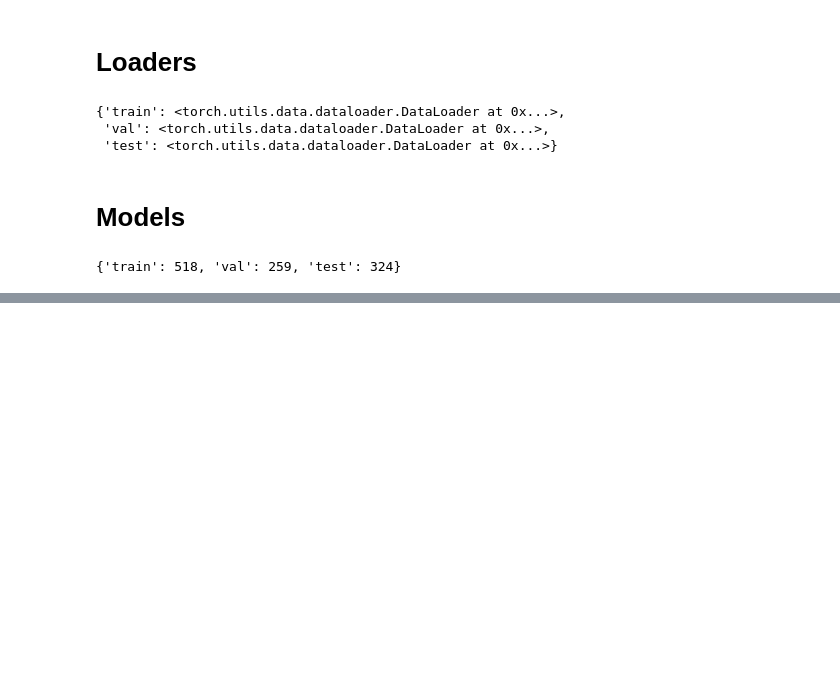
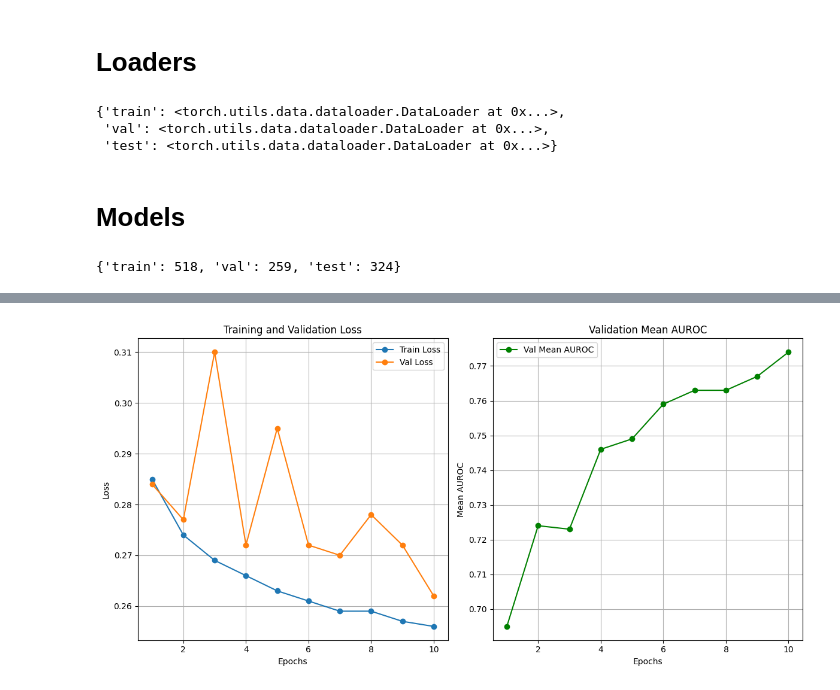
Before and after one commit to appleaze/Deep-Learning-Project, a Jupyter notebook: main.ipynb, the cells around one changed output, grey strips where cells are left out. Saved outputs shown, nothing was run; the diff lists cells and outputs as text; code cells hidden in the pictures; blank space fills up the shorter version.

Commit message:
train 10 epoch

```diff
--- a/main.ipynb
+++ b/main.ipynb
@@ -542,0 +627,29 @@ Hernia - 0.778
+# %%
+epochs = [1, 2, 3, 4, 5, 6, 7, 8, 9, 10]
+train_losses = [0.285, 0.274, 0.269, 0.266, 0.263, 0.261, 0.259, 0.259, 0.257, 0.256]
+val_losses = [0.284, 0.277, 0.31, 0.272, 0.295, 0.272, 0.27, 0.278, 0.272, 0.262]
+val_aurocs = [0.695, 0.724, 0.723, 0.746, 0.749, 0.759, 0.763, 0.763, 0.767, 0.774]
+
+plt.figure(figsize=(12, 6))
+
+plt.subplot(1, 2, 1)
+plt.plot(epochs, train_losses, label="Train Loss", marker="o")
+plt.plot(epochs, val_losses, label="Val Loss", marker="o")
+plt.title("Training and Validation Loss")
+plt.xlabel("Epochs")
+plt.ylabel("Loss")
+plt.legend()
+plt.grid(True)
+
+plt.subplot(1, 2, 2)
+plt.plot(epochs, val_aurocs, label="Val Mean AUROC", marker="o", color="green")
+plt.title("Validation Mean AUROC")
+plt.xlabel("Epochs")
+plt.ylabel("Mean AUROC")
+plt.legend()
+plt.grid(True)
+
+plt.tight_layout()
+plt.show()
+# %% [output]
+[figure, added]
```
Also changed, not shown: parts of 4 cells of this notebook, 2 other files.
